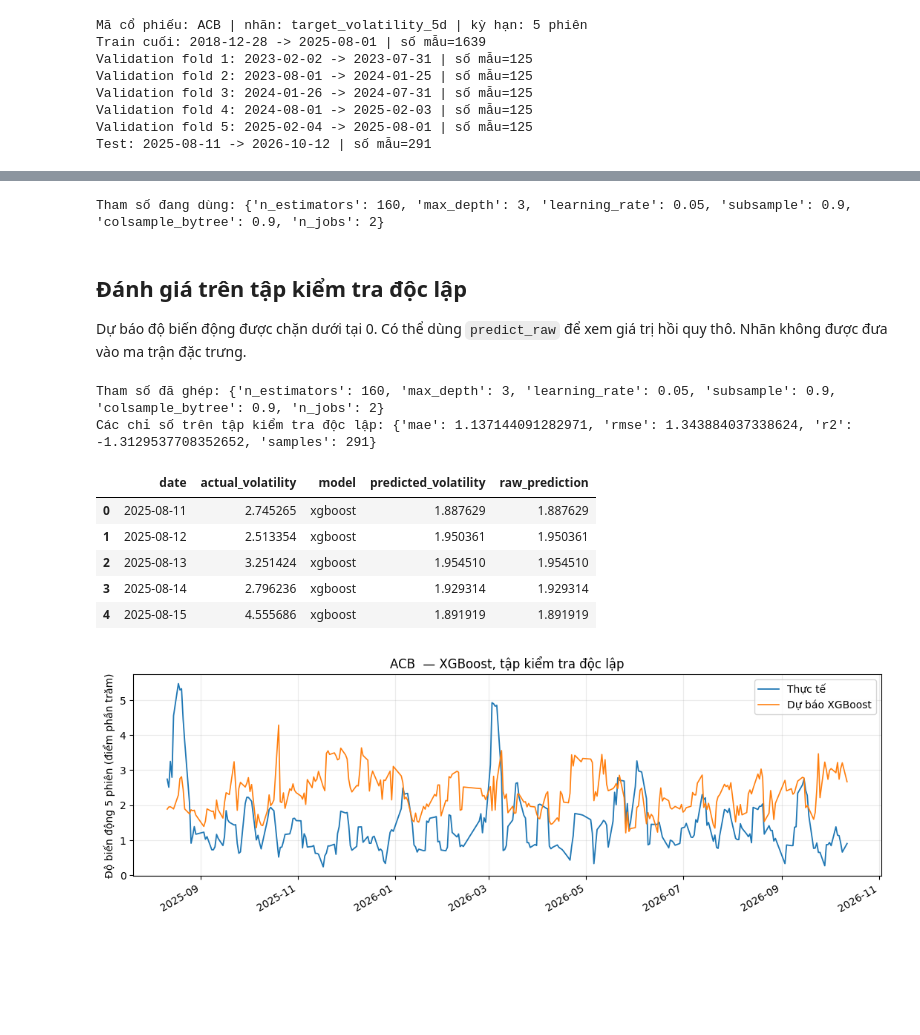
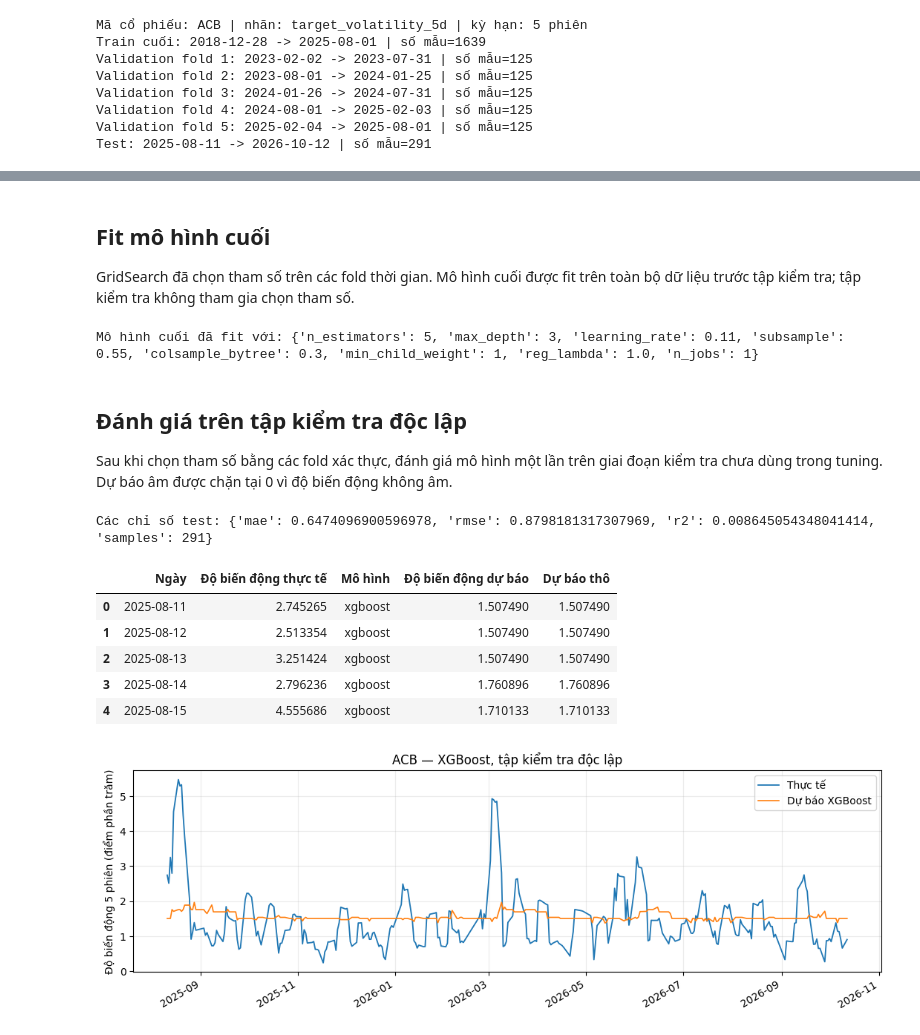
Before and after one commit to dzadanh/votatility-forecasting-test, a Jupyter notebook: notebooks/03_xgboost_experiment.ipynb, the cells around one changed output, grey strips where cells are left out. Saved outputs shown, nothing was run; the diff lists cells and outputs as text; code cells hidden in the pictures; blank space fills up the shorter version.

```diff
--- a/notebooks/03_xgboost_experiment.ipynb
+++ b/notebooks/03_xgboost_experiment.ipynb
@@ -159,0 +191,24 @@ Sau khi đọc kết quả của từng lần quét riêng, sửa các giá tr
+# %%
+from src.models.xgboost_tuning import tune_xgboost
+
+xgboost_settings = dict(config["models"]["xgboost"])
+tuning_config = xgboost_settings.pop("tuning")
+tuning_result = tune_xgboost(
+    dataset.train,
+    dataset.validation_folds,
+    dataset.features,
+    dataset.target,
+    xgboost_settings,
+    tuning_config,
+    seed=config["seed"],
+)
+selected_params = {**xgboost_settings, **tuning_result["params"]}
+
+print("Tham số tốt nhất:", tuning_result["params"])
+print("RMSE xác thực trung bình:", tuning_result["mean_validation_rmse"])
+print("RMSE xác thực gộp:", tuning_result["validation_rmse"])
+print("RMSE baseline:", tuning_result["baseline_validation_rmse"])
+display(pd.DataFrame({
+    "Fold xác thực": range(1, len(tuning_result["fold_validation_rmse"]) + 1),
+    "RMSE": tuning_result["fold_validation_rmse"],
+}))
@@ -160,47 +226,48 @@ Sau khi đọc kết quả của từng lần quét riêng, sửa các giá tr
+# %% [markdown]
+## Fit mô hình cuối
+
+GridSearch đã chọn tham số trên các fold thời gian. Mô hình cuối được fit trên toàn bộ dữ liệu trước tập kiểm tra; tập kiểm tra không tham gia chọn tham số.
 # %%
-selected_params = {
-    "n_estimators": base_params["n_estimators"],
-    "max_depth": base_params["max_depth"],
-    "learning_rate": base_params["learning_rate"],
-    "subsample": base_params["subsample"],
-    "colsample_bytree": base_params["colsample_bytree"],
-    "n_jobs": 2,
-}
-
 model = XGBoostModel(
     dataset.features, dataset.target, dataset.horizon,
     params=selected_params, seed=config["seed"],
 ).fit(dataset.train)
-print("Tham số đang dùng:", selected_params)
+print("Mô hình cuối đã fit với:", selected_params)
 # %% [output]
-Tham số đang dùng: {'n_estimators': 160, 'max_depth': 3, 'learning_rate': 0.05, 'subsample': 0.9, 'colsample_bytree': 0.9, 'n_jobs': 2}
+Mô hình cuối đã fit với: {'n_estimators': 5, 'max_depth': 3, 'learning_rate': 0.11, 'subsample': 0.55, 'colsample_bytree': 0.3, 'min_child_weight': 1, 'reg_lambda': 1.0, 'n_jobs': 1}
-# %% [markdown]
-## Đánh giá trên tập kiểm tra độc lập
-Dự báo độ biến động được chặn dưới tại 0. Có thể dùng `predict_raw` để xem giá trị hồi quy thô. Nhãn không được đưa vào ma trận đặc trưng.
+# %% [markdown]
+## Đánh giá trên tập kiểm tra độc lập
+
+Sau khi chọn tham số bằng các fold xác thực, đánh giá mô hình một lần trên giai đoạn kiểm tra chưa dùng trong tuning. Dự báo âm được chặn tại 0 vì độ biến động không âm.
 # %%
 test_forecast = model.predict(history, dataset.test["date"])
 actual = dataset.test[["date", dataset.target]].rename(columns={dataset.target: "actual_volatility"})
 comparison = actual.merge(test_forecast, on="date", validate="one_to_one")
 metrics = regression_metrics(comparison["actual_volatility"], comparison["predicted_volatility"])
-print("Tham số đã ghép:", selected_params)
-print("Các chỉ số trên tập kiểm tra độc lập:", metrics)
-comparison.head()
+print("Các chỉ số test:", metrics)
+display(comparison.rename(columns={
+    "date": "Ngày",
+    "actual_volatility": "Độ biến động thực tế",
+    "predicted_volatility": "Độ biến động dự báo",
+    "model": "Mô hình",
+    "raw_prediction": "Dự báo thô",
+}).head())
 # %% [output]
-Tham số đã ghép: {'n_estimators': 160, 'max_depth': 3, 'learning_rate': 0.05, 'subsample': 0.9, 'colsample_bytree': 0.9, 'n_jobs': 2}
-Các chỉ số trên tập kiểm tra độc lập: {'mae': 1.137144091282971, 'rmse': 1.343884037338624, 'r2': -1.3129537708352652, 'samples': 291}
+Các chỉ số test: {'mae': 0.6474096900596978, 'rmse': 0.8798181317307969, 'r2': 0.008645054348041414, 'samples': 291}
-|  | date | actual_volatility | model | predicted_volatility | raw_prediction |
-| 0 | 2025-08-11 | 2.745265 | xgboost | 1.887629 | 1.887629 |
-| 1 | 2025-08-12 | 2.513354 | xgboost | 1.950361 | 1.950361 |
-| 2 | 2025-08-13 | 3.251424 | xgboost | 1.954510 | 1.954510 |
-| 3 | 2025-08-14 | 2.796236 | xgboost | 1.929314 | 1.929314 |
-| 4 | 2025-08-15 | 4.555686 | xgboost | 1.891919 | 1.891919 |
+|  | Ngày | Độ biến động thực tế | Mô hình | Độ biến động dự báo | Dự báo thô |
+| 0 | 2025-08-11 | 2.745265 | xgboost | 1.507490 | 1.507490 |
+| 1 | 2025-08-12 | 2.513354 | xgboost | 1.507490 | 1.507490 |
+| 2 | 2025-08-13 | 3.251424 | xgboost | 1.507490 | 1.507490 |
+| 3 | 2025-08-14 | 2.796236 | xgboost | 1.760896 | 1.760896 |
+| 4 | 2025-08-15 | 4.555686 | xgboost | 1.710133 | 1.710133 |
 # %%
 fig, ax = plt.subplots(figsize=(13, 4))
 ax.plot(comparison["date"], comparison["actual_volatility"], label="Thực tế", linewidth=1.3)
 ax.plot(comparison["date"], comparison["predicted_volatility"], label="Dự báo XGBoost", linewidth=1.2)
-ax.set(title=f"{ticker}  — XGBoost, tập kiểm tra độc lập", ylabel="Độ biến động 5 phiên (điểm phần trăm)")
+ax.set(title=f"{ticker} — XGBoost, tập kiểm tra độc lập",
+       ylabel="Độ biến động 5 phiên (điểm phần trăm)")
 ax.legend(); ax.grid(alpha=.25); fig.autofmt_xdate(); plt.show()
 # %% [output]
-[figure, old version]
+[figure, new version]
 # %% [markdown]
 ## Mức độ quan trọng của đặc trưng
```
Also changed, not shown: parts of 12 cells of this notebook, 8 other files.
